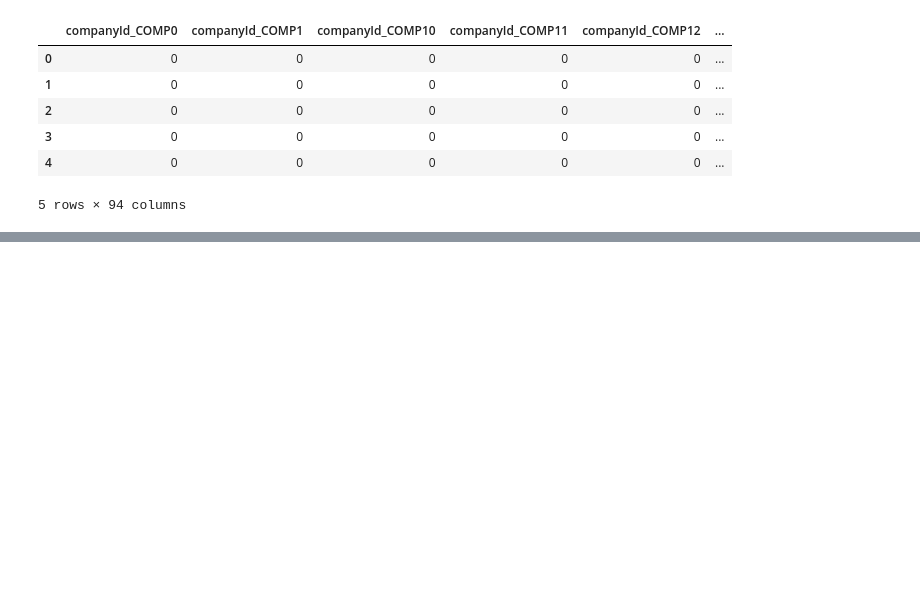
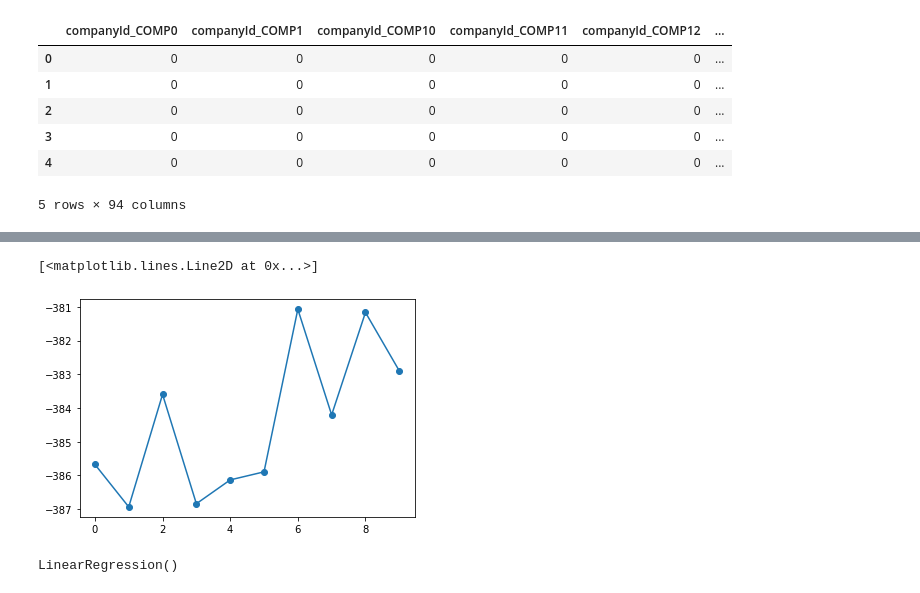
Before and after one commit to dennyalp/Salary-Prediction, a Jupyter notebook: Salary_Prediction_Notebook.ipynb, the cells around one changed output, grey strips where cells are left out. Saved outputs shown, nothing was run; the diff lists cells and outputs as text; code cells hidden in the pictures; blank space fills up the shorter version.

```diff
--- a/Salary_Prediction_Notebook.ipynb
+++ b/Salary_Prediction_Notebook.ipynb
@@ -295,0 +287,17 @@ array([ 6,  8, 10, 12])
+# %%
+from sklearn.linear_model import LinearRegression
+from sklearn.model_selection import cross_val_score
+num_procs = 2
+# %%
+lr = LinearRegression()
+# %%
+neg_mse = cross_val_score(lr, cleanTrainDf, trainDFGood["salary"], cv=10, n_jobs=num_procs, scoring='neg_mean_squared_error')
+# %%
+plt.plot(neg_mse, '-o')
+# %% [output]
+[<matplotlib.lines.Line2D at 0x...>]
+[figure, added]
+# %%
+lr.fit(cleanTrainDf, trainDFGood["salary"])
+# %% [output]
+LinearRegression()
```
Also changed, not shown: parts of 18 cells of this notebook.
